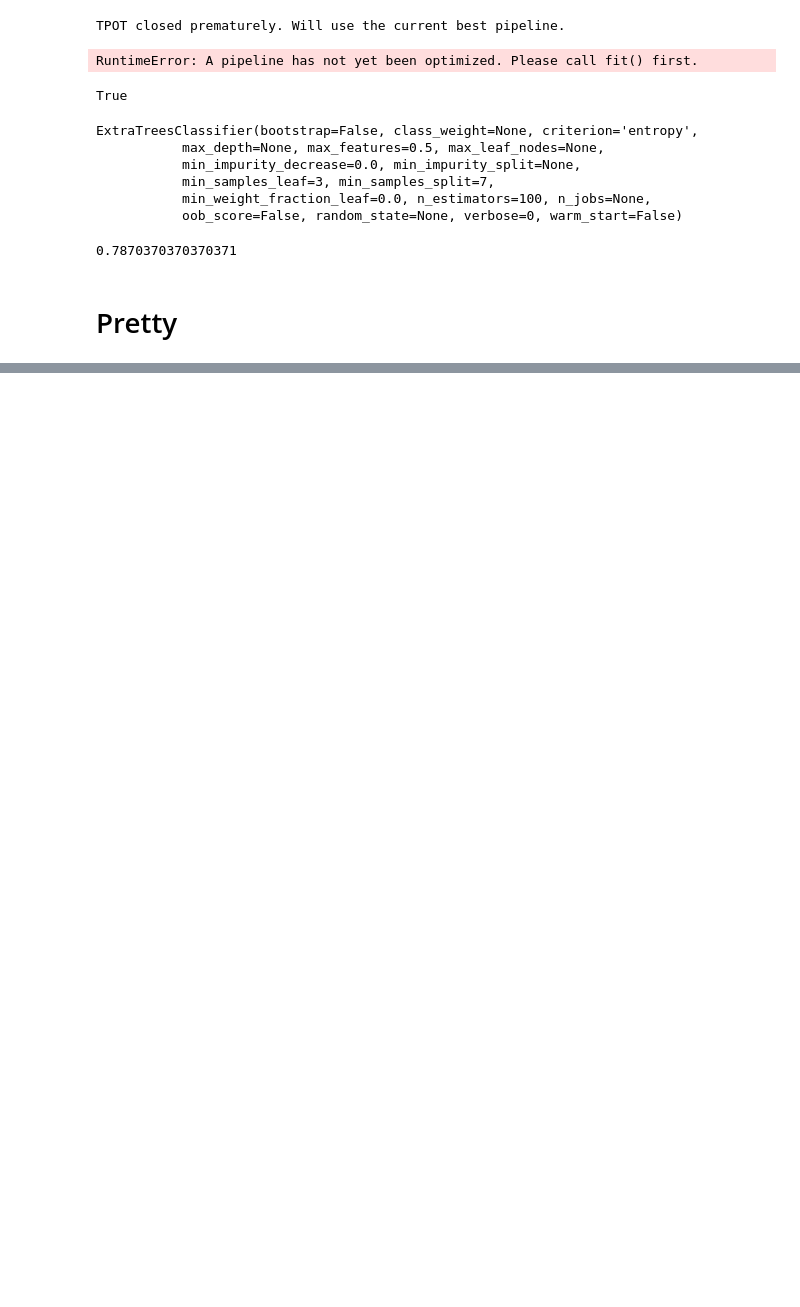
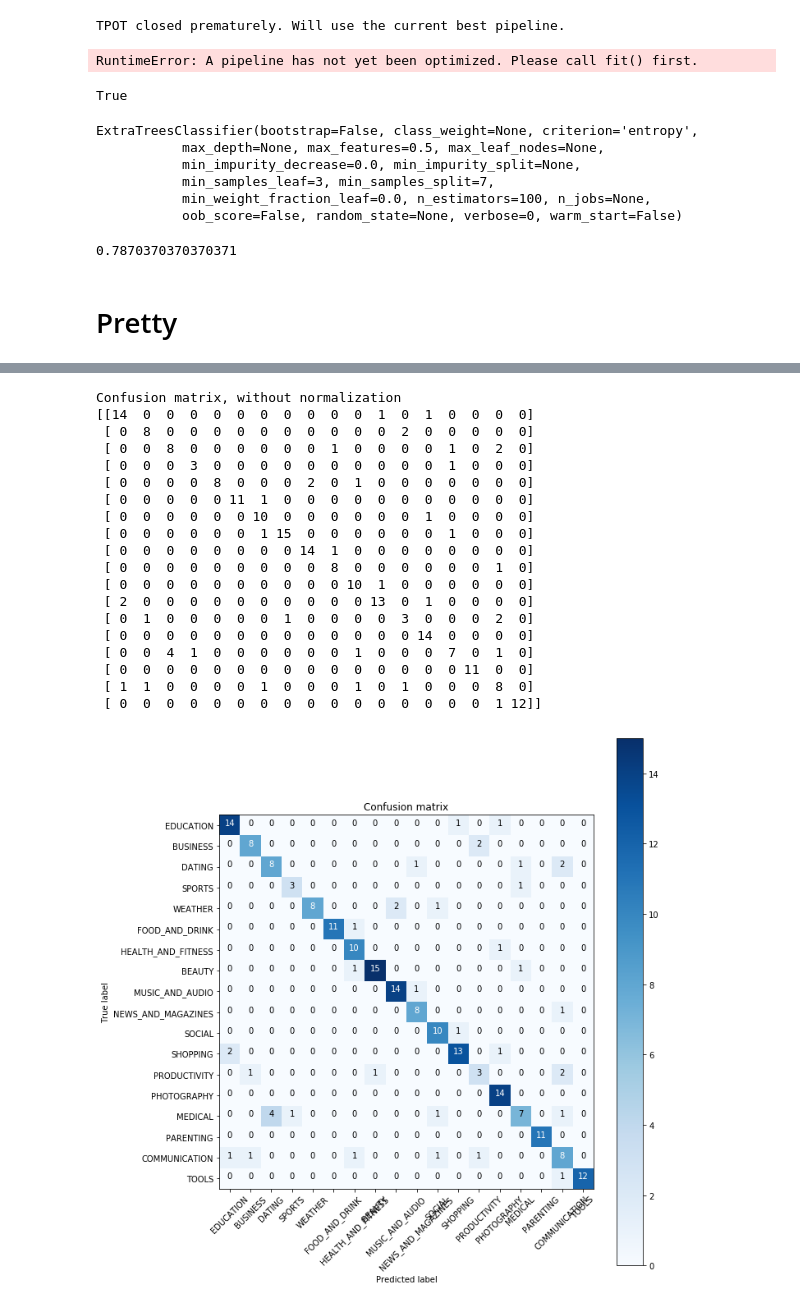
Before and after one commit to anthonytapias/ItemCategoryClassifier, a Jupyter notebook: vicentes_notebook.ipynb, the cells around one changed output, grey strips where cells are left out. Drawn from its saved outputs; the diff is of its cells as text; code cells hidden in the pictures; blank space fills up the shorter version.

Commit message:
better matrix

```diff
--- a/vicentes_notebook.ipynb
+++ b/vicentes_notebook.ipynb
@@ -404,7 +404,6 @@ def plot_confusion_matrix(cm, classes,
         plt.text(j, i, format(cm[i, j], fmt),
                  horizontalalignment="center",
                  color="white" if cm[i, j] > thresh else "black")
-    plt.figure(figsize=(50,50))
     plt.tight_layout()
     plt.ylabel('True label')
     plt.xlabel('Predicted label')
@@ -440,0 +416,24 @@ Confusion matrix, without normalization
+# %%
+plt.figure(figsize=(10,10))
+plot_confusion_matrix(cm, cate)
+# %% [output]
+Confusion matrix, without normalization
+[[14  0  0  0  0  0  0  0  0  0  0  1  0  1  0  0  0  0]
+ [ 0  8  0  0  0  0  0  0  0  0  0  0  2  0  0  0  0  0]
+ [ 0  0  8  0  0  0  0  0  0  1  0  0  0  0  1  0  2  0]
+ [ 0  0  0  3  0  0  0  0  0  0  0  0  0  0  1  0  0  0]
+ [ 0  0  0  0  8  0  0  0  2  0  1  0  0  0  0  0  0  0]
+ [ 0  0  0  0  0 11  1  0  0  0  0  0  0  0  0  0  0  0]
+ [ 0  0  0  0  0  0 10  0  0  0  0  0  0  1  0  0  0  0]
+ [ 0  0  0  0  0  0  1 15  0  0  0  0  0  0  1  0  0  0]
+ [ 0  0  0  0  0  0  0  0 14  1  0  0  0  0  0  0  0  0]
+ [ 0  0  0  0  0  0  0  0  0  8  0  0  0  0  0  0  1  0]
+ [ 0  0  0  0  0  0  0  0  0  0 10  1  0  0  0  0  0  0]
+ [ 2  0  0  0  0  0  0  0  0  0  0 13  0  1  0  0  0  0]
+ [ 0  1  0  0  0  0  0  1  0  0  0  0  3  0  0  0  2  0]
+ [ 0  0  0  0  0  0  0  0  0  0  0  0  0 14  0  0  0  0]
+ [ 0  0  4  1  0  0  0  0  0  0  1  0  0  0  7  0  1  0]
+ [ 0  0  0  0  0  0  0  0  0  0  0  0  0  0  0 11  0  0]
+ [ 1  1  0  0  0  0  1  0  0  0  1  0  1  0  0  0  8  0]
+ [ 0  0  0  0  0  0  0  0  0  0  0  0  0  0  0  0  1 12]]
+[figure, added]
```
Also changed, not shown: parts of 1 cell of this notebook.
